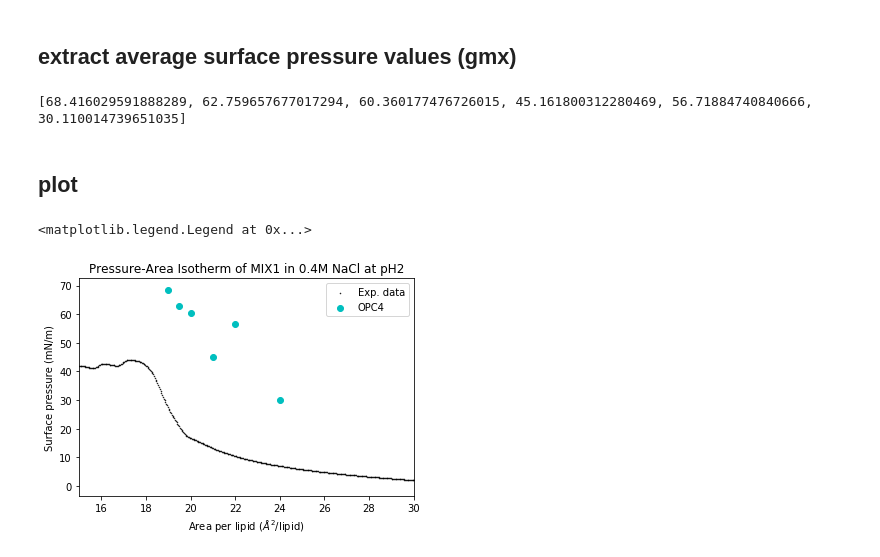
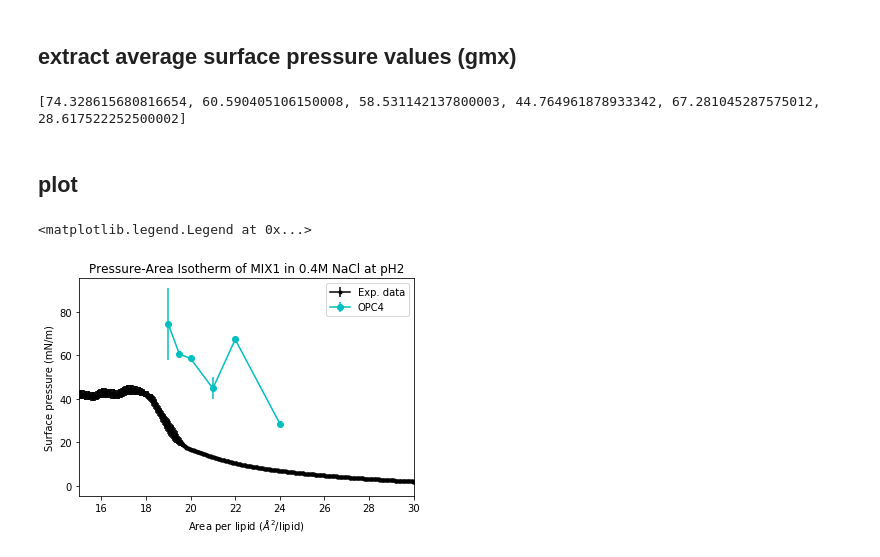
Before and after one commit to fearlessroad/mixed-monolayers, a Jupyter notebook: functions/isotherms.ipynb, the cells around one changed output. Saved outputs shown, nothing was run; the diff lists cells and outputs as text; code cells hidden in the pictures.

```diff
--- a/functions/isotherms.ipynb
+++ b/functions/isotherms.ipynb
@@ -198,22 +198,24 @@ def extractAvgPressures(initial, final):#takes timesteps
 ## extract average surface pressure values (gmx)
 # %%
 average = []
-SA19_avg = np.mean([np.mean(pres[0]), np.mean(pres[1]), np.mean(pres[2])])
-SA19_std = np.std([np.mean(pres[0]), np.mean(pres[1]), np.mean(pres[2])])
+std=[]
+SA19_avg = np.mean([np.mean(pres[0][0:1000]), np.mean(pres[1][0:1000]), np.mean(pres[2][0:1000])])
+SA19_std = np.std([np.mean(pres[0][0:1000]), np.mean(pres[1][0:1000]), np.mean(pres[2][0:1000])])
 #print(SA19_avg)
 #print(SA19_std)
-SA195_avg = np.mean(pres[3])
+SA195_avg = np.mean(pres[3][0:1000])
+SA195_std = np.std(pres[3][0:1000])
 #print(SA195_avg)
-SA20_avg = np.mean([np.mean(pres[4]), np.mean(pres[5]), np.mean(pres[6])])
+SA20_avg = np.mean([np.mean(pres[4][0:1000]), np.mean(pres[5][0:1000]), np.mean(pres[6][0:1000])])
 SA20_std = np.std([np.mean(pres[4]), np.mean(pres[5]), np.mean(pres[6])])
 #print(SA20_avg)
-SA21_avg = np.mean([np.mean(pres[7]), np.mean(pres[8]), np.mean(pres[9])])
+SA21_avg = np.mean([np.mean(pres[7][0:1000]), np.mean(pres[8][0:1000]), np.mean(pres[9][0:1000])])
 SA21_std = np.std([np.mean(pres[7]), np.mean(pres[8]), np.mean(pres[9])])
 #print(SA21_avg)
-SA22_avg = np.mean([np.mean(pres[10]), np.mean(pres[11])])
+SA22_avg = np.mean([np.mean(pres[10][0:1000]), np.mean(pres[11][0:1000])])
 SA22_std = np.std([np.mean(pres[10]), np.mean(pres[11])])
 #print(SA22_avg)
-SA24_avg = np.mean([np.mean(pres[12]), np.mean(pres[13])])
+SA24_avg = np.mean([np.mean(pres[12][0:1000]), np.mean(pres[13][0:1000])])
 SA24_std = np.std([np.mean(pres[12]), np.mean(pres[13])])
 #print(SA24_avg)
 average.append(SA19_avg)
@@ -223,22 +225,27 @@ average.append(SA21_avg)
 average.append(SA22_avg)
 average.append(SA24_avg)
 print(average)
-#std.append(SA19_avg, SA195_avg, SA20_avg, SA21_avg, SA22_avg, SA24_avg)
+std.append(SA19_std)
+std.append(0)
+std.append(SA20_std)
+std.append(SA21_std)
+std.append(SA22_std)
+std.append(SA24_std)
 # %% [output]
-[68.416029591888289, 62.759657677017294, 60.360177476726015, 45.161800312280469, 56.71884740840666, 30.110014739651035]
+[74.328615680816654, 60.590405106150008, 58.531142137800003, 44.764961878933342, 67.281045287575012, 28.617522252500002]
 # %% [markdown]
 ## plot
 # %%
-plt.scatter(datdict['4Mix_0.4_M_NaCl_pH_2.xlsx'][0], datdict['4Mix_0.4_M_NaCl_pH_2.xlsx'][1], marker='.', c='k', s=1, label='Exp. data')
+plt.errorbar(datdict['4Mix_0.4_M_NaCl_pH_2.xlsx'][0], datdict['4Mix_0.4_M_NaCl_pH_2.xlsx'][1], yerr=datdict['4Mix_0.4_M_NaCl_pH_2.xlsx'][2], marker='.', c='k', label='Exp. data')
 #namd = np.array([55.64849181, 53.92095977, 19.88087505, 34.40559092, 25.17371431, -0.8249367152, -6.484251618, -2.030540332])
 #nam = 53-(72-namd)
 #plt.scatter([19, 19.5, 20, 20.5, 21, 22, 23, 24], nam, marker='o', c='skyblue')
-plt.scatter([19, 19.5, 20, 21, 22, 24], average, color='c', label='OPC4')
+plt.errorbar([19, 19.5, 20, 21, 22, 24], average, yerr=std, color='c', marker='o', label='OPC4')
 plt.xlim(15, 30)
 plt.xlabel('Area per lipid ($\AA^{2}$/lipid)')
 plt.ylabel('Surface pressure (mN/m)')
 plt.title('Pressure-Area Isotherm of MIX1 in 0.4M NaCl at pH2')
 plt.legend(loc=1)
 # %% [output]
 <matplotlib.legend.Legend at 0x...>
-[figure, old version]
+[figure, new version]
```
Also changed, not shown: 1 other file.
